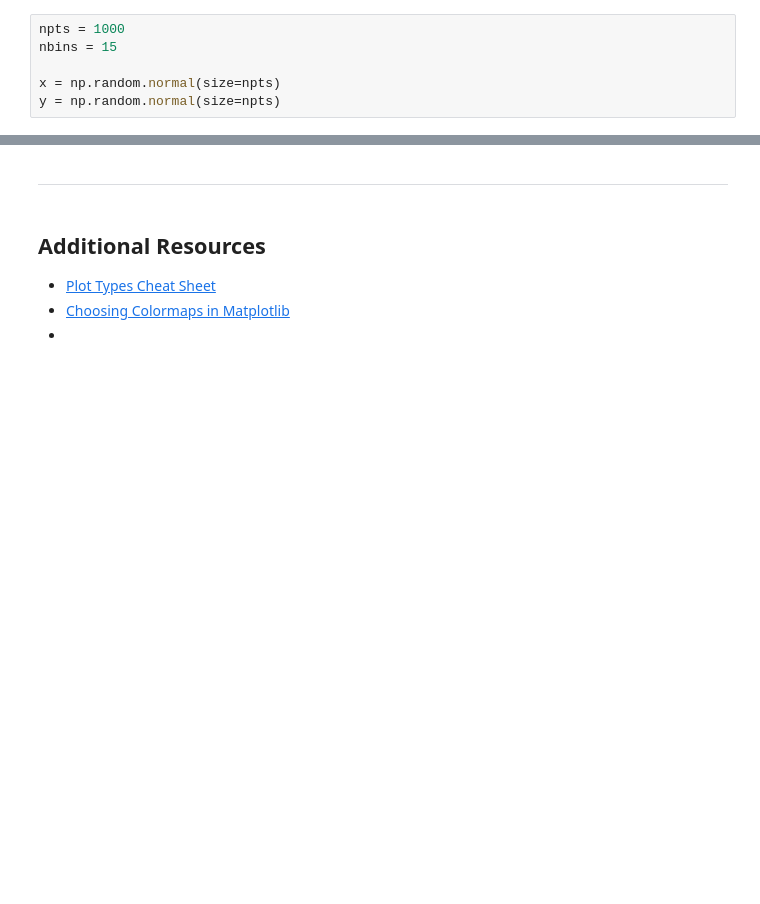
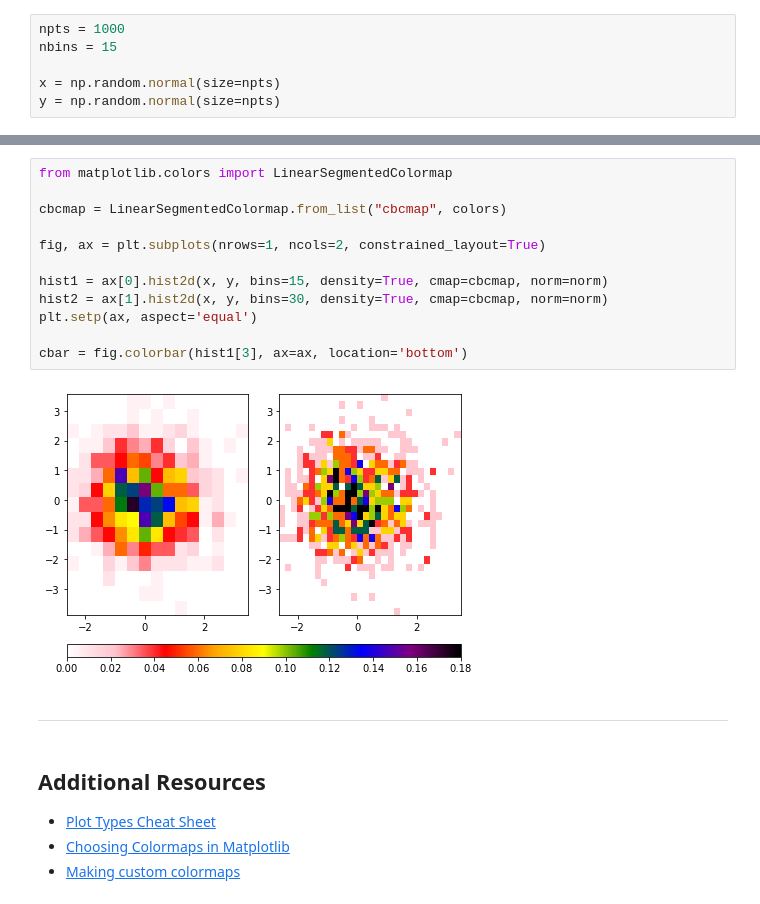
Before and after one commit to anissa111/matplotlib-tutorial, a Jupyter notebook: notebooks/02-colorbars.ipynb, the cells around one changed output, grey strips where cells are left out. Saved outputs shown, nothing was run; the diff lists cells and outputs as text; blank space fills up the shorter version.

```diff
--- a/notebooks/02-colorbars.ipynb
+++ b/notebooks/02-colorbars.ipynb
@@ -83,7 +113,21 @@ plt.colorbar();
+# %%
+from matplotlib.colors import LinearSegmentedColormap
+
+cbcmap = LinearSegmentedColormap.from_list("cbcmap", colors)
+
+fig, ax = plt.subplots(nrows=1, ncols=2, constrained_layout=True)
+
+hist1 = ax[0].hist2d(x, y, bins=15, density=True, cmap=cbcmap, norm=norm)
+hist2 = ax[1].hist2d(x, y, bins=30, density=True, cmap=cbcmap, norm=norm)
+plt.setp(ax, aspect='equal')
+
+cbar = fig.colorbar(hist1[3], ax=ax, location='bottom')
+# %% [output]
+[figure, added]
 # %% [markdown]
 ---
 # %% [markdown]
 ## Additional Resources
 - [Plot Types Cheat Sheet](https://lnkd.in/dD5fE8V)
 - [Choosing Colormaps in Matplotlib](https://matplotlib.org/stable/tutorials/colors/colormaps.html)
-- []()
+- [Making custom colormaps](https://matplotlib.org/stable/tutorials/colors/colormap-manipulation.html)
```
Also changed, not shown: parts of 5 cells of this notebook.
